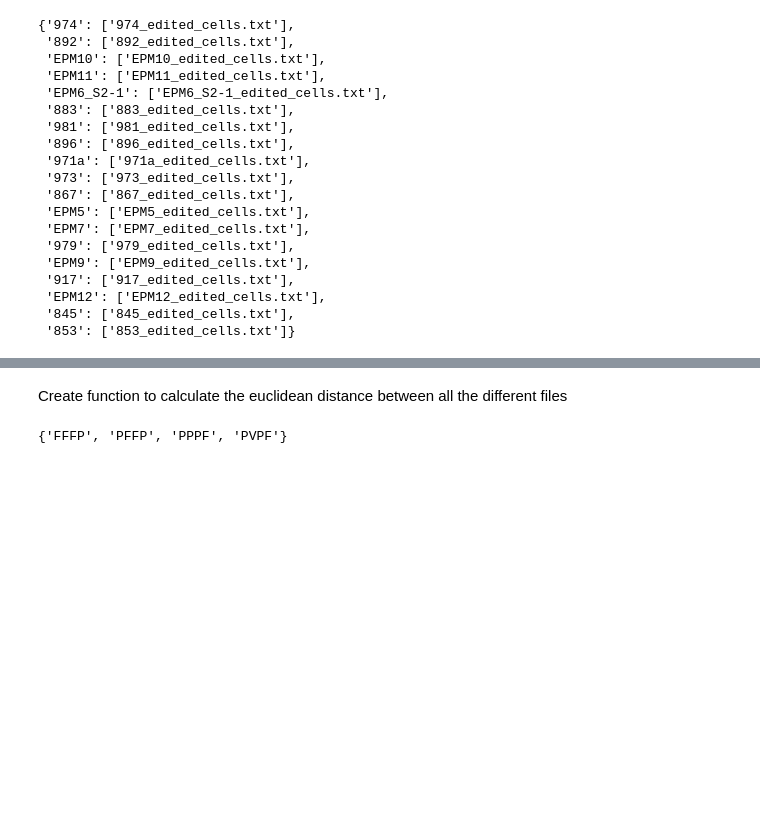
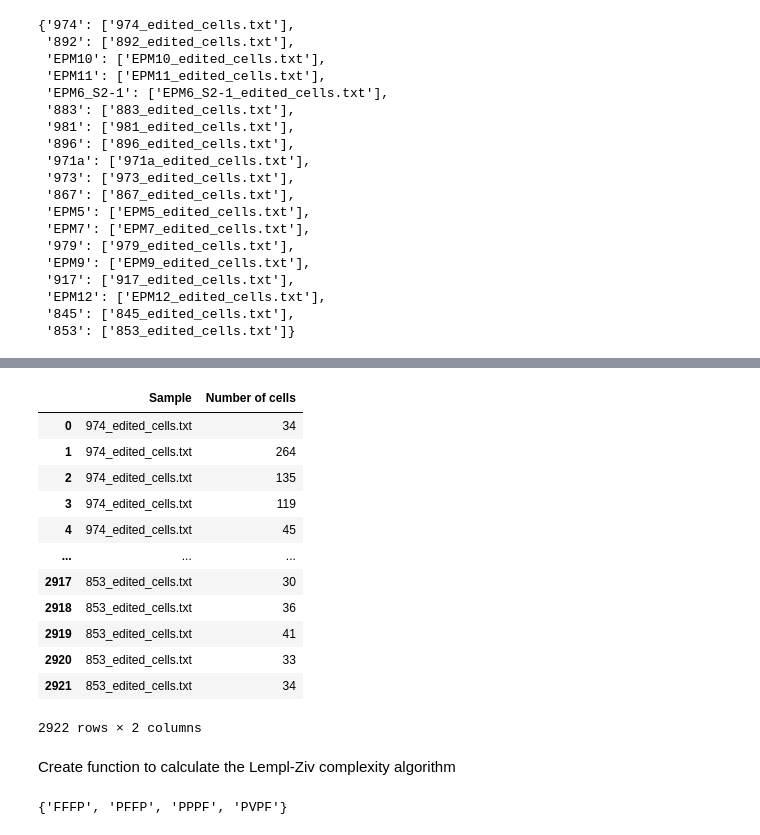
Before and after one commit to petronemilio/Pedilanthus_project, a Jupyter notebook: scripts/L-system.ipynb, the cells around one changed output, grey strips where cells are left out. Saved outputs shown, nothing was run; the diff lists cells and outputs as text; code cells hidden in the pictures; blank space fills up the shorter version.

```diff
--- a/scripts/L-system.ipynb
+++ b/scripts/L-system.ipynb
@@ -191,12 +197,16 @@ filenames
  '853': ['853_edited_cells.txt']}
 # %%
 my_vocabulary = set()
+my_lens = {}
 for keys, values in filenames.items():
     with open(path+values[0]) as f:
         x = f.readlines()
         filenames.setdefault(keys,[]).append(x)
     values[1] = [x.strip() for x in values[1]]
     values[1] = [x.upper() for x in values[1]]
+    my_lens[values[0]]=[]
     for s in values[1]:
+        my_lens[values[0]].append(len(s))
         for z in s:
             my_vocabulary.add(z)
+my_vocabulary
@@ -341,5 +235,31 @@ calck.symmetric_difference(brack)
+# %%
+mydataframe = pd.DataFrame()
+for k in my_lens:
+    df = pd.DataFrame()
+    df = pd.DataFrame(my_lens[k], columns =['Number of cells'])
+    df.insert(0, 'Sample', np.repeat(k, np.shape(df)[0]), True)
+    mydataframe = mydataframe.append(df, ignore_index=True)
+#df = pd.DataFrame(my_lens['853_edited_cells.txt'], columns =['Number of cells'])
+#df.insert(0, 'Sample', np.repeat('853', np.shape(df)[0]), True)
+#df.insert(0, "Species", np.repeat("Euphorbia bracteata", np.shape(df)[0]), True)
+#mydataframe.append(new_row, ignore_index=True)
+mydataframe
+# %% [output]
+|  | Sample | Number of cells |
+| 0 | 974_edited_cells.txt | 34 |
+| 1 | 974_edited_cells.txt | 264 |
+| 2 | 974_edited_cells.txt | 135 |
+| 3 | 974_edited_cells.txt | 119 |
+| 4 | 974_edited_cells.txt | 45 |
+| ... | ... | ... |
+| 2917 | 853_edited_cells.txt | 30 |
+| 2918 | 853_edited_cells.txt | 36 |
+| 2919 | 853_edited_cells.txt | 41 |
+| 2920 | 853_edited_cells.txt | 33 |
+| 2921 | 853_edited_cells.txt | 34 |
+2922 rows × 2 columns
 # %% [markdown]
-Create function to calculate the euclidean distance between all the different files
+Create function to calculate the Lempl-Ziv complexity algorithm
 # %%
 x = {'FFFF': 7521, 'FFFP': 668, 'FFPV': 87,
      'FPVP': 46, 'PVPP': 3, 'VPPP': 2, 'PPPF': 47}
```
Also changed, not shown: parts of 18 cells of this notebook, 3 other files.
